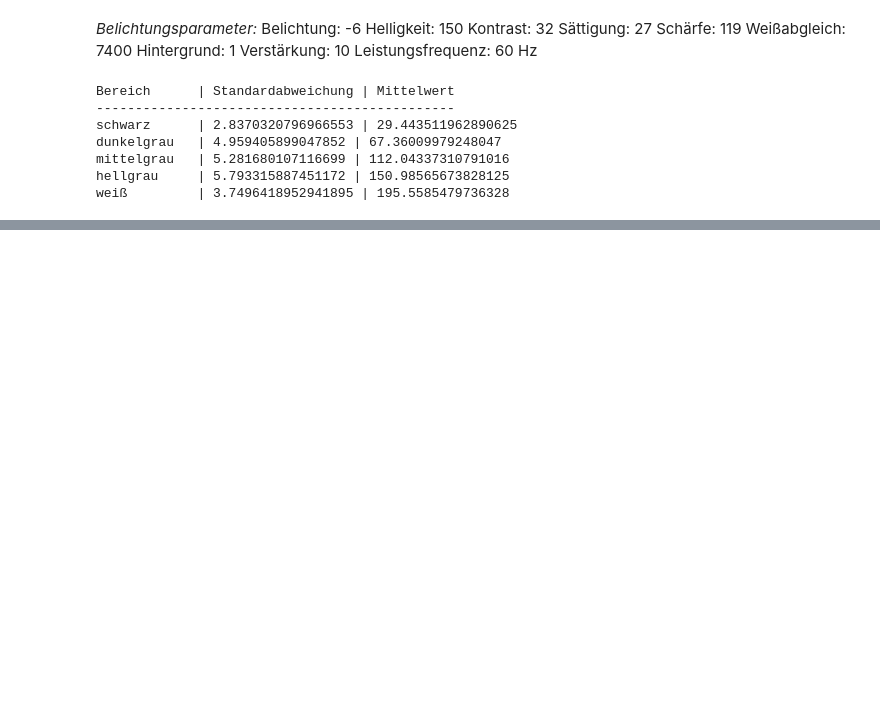
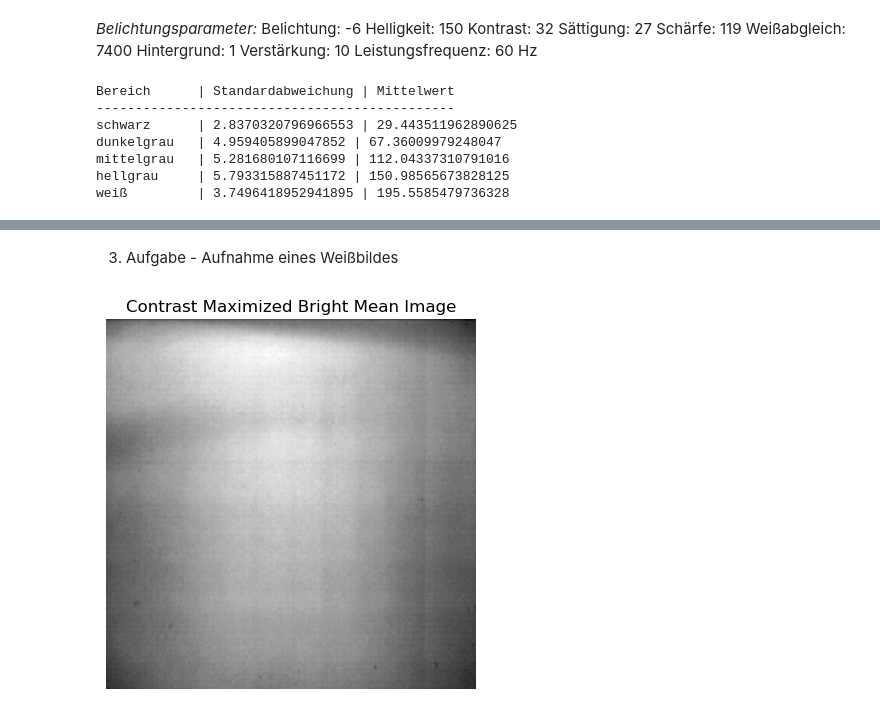
Before and after one commit to bgmpkr/SSS, a Jupyter notebook: versuch2/versuch2.ipynb, the cells around one changed output, grey strips where cells are left out. Saved outputs shown, nothing was run; the diff lists cells and outputs as text; code cells hidden in the pictures; blank space fills up the shorter version.

```diff
--- a/versuch2/versuch2.ipynb
+++ b/versuch2/versuch2.ipynb
@@ -112,0 +113,47 @@ display_contrast_maximized_dark_image(darkmean)
+# %% [markdown]
+3. Aufgabe - Aufnahme eines Weißbildes
+# %%
+image = "aufgabe3_"
+image2 = "aufgabe2_1.png"
+imagearray = []
+
+
+def brightmean(path):
+    for i in range(10):
+        img = cv2.imread(f"{path}{i}.png", cv2.IMREAD_GRAYSCALE)
+        if img is not None and img.shape[0] > 0 and img.shape[1] > 0:  # Überprüfung auf gültige Größe
+            # Skalierung auf gleiche Größe (z.B. 300x300)
+            img = cv2.resize(img, (700, 700))
+            imagearray.append(img)
+
+    return np.mean(imagearray, axis=0).astype(np.double) #in double umwandeln
+
+cv2.imwrite("ergebnis_aufgabe3/brightmean.png", brightmean(image).astype('uint8'))
+
+def subbrightmean(img):
+    img = cv2.imread(img, cv2.IMREAD_GRAYSCALE) #einlesen
+    img_resized = cv2.resize(img, (700, 700))
+    return img_resized - brightmean(image)
+
+cv2.imwrite("ergebnis_aufgabe3/fixedimage.png", subbrightmean(image2).astype('uint8'))
+
+# Funktion zur Kontrastmaximierung aufrufen und kontrastmaximiertes Bild anzeigen
+def display_contrast_maximized_bright_image(bright_image):
+    # Anwenden der Histogrammnormalisierung
+    normalized_bright_image = cv2.normalize(bright_image, None, alpha=0, beta=255, norm_type=cv2.NORM_MINMAX, dtype=cv2.CV_8U)
+    # Anzeigen des kontrastmaximierten Dunkelbilds
+    plt.imshow(normalized_bright_image, cmap='gray')
+    plt.title('Contrast Maximized Bright Mean Image')
+    plt.axis('off')
+    plt.show()
+
+display_contrast_maximized_bright_image(brightmean(image))
+
+# Laden und Anzeigen des fixedimage-Bildes
+#fixed_img = cv2.imread("ergebnis_aufgabe2/fixedimage.png", cv2.IMREAD_GRAYSCALE)
+#plt.imshow(fixed_img, cmap='gray')
+#plt.title('Fixed Bild')
+#plt.axis('off')  # Deaktivieren der Achsenbeschriftungen
+#plt.show()
+# %% [output]
+[figure, added]
```
Also changed, not shown: parts of 3 cells of this notebook, 2 other files.
